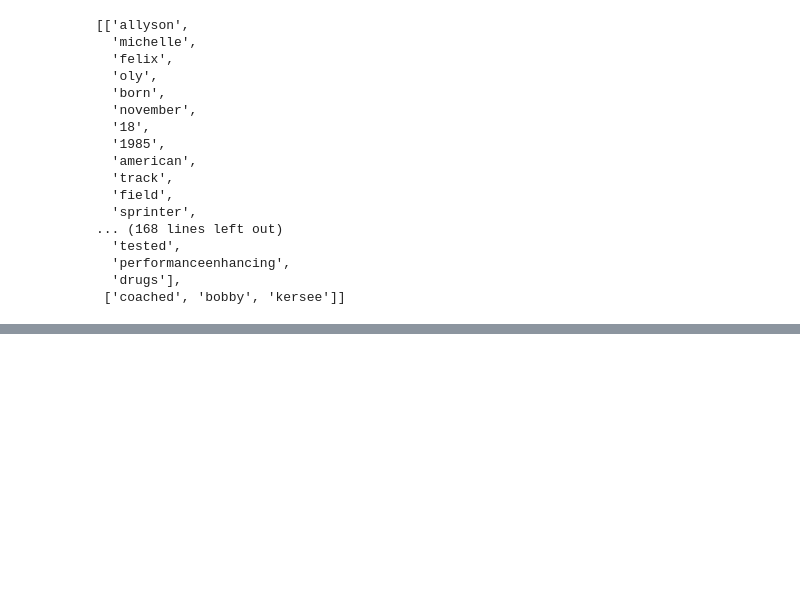
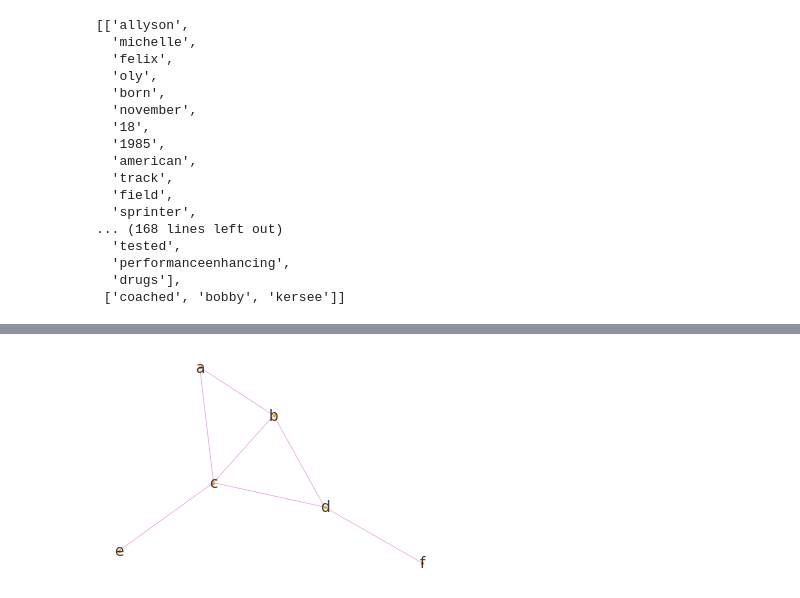
Before and after one commit to javiervz/network_science, a Jupyter notebook: graphs.ipynb, the cells around one changed output, grey strips where cells are left out. Cells and saved outputs as stored; diff of their text form; code cells hidden in the pictures; blank space fills up the shorter version.

```diff
--- a/graphs.ipynb
+++ b/graphs.ipynb
@@ -451,0 +464,2 @@ plot_graph(B)
+# %%
+bottom_nodes, top_nodes = bipartite.sets(B)
@@ -451,0 +474,6 @@ plot_graph(B)
+# %%
+G = bipartite.projected_graph(B,bottom_nodes)
+# %%
+plot_graph(G,15)
+# %% [output]
+[figure, added]
```
Also changed, not shown: parts of 6 cells of this notebook.
